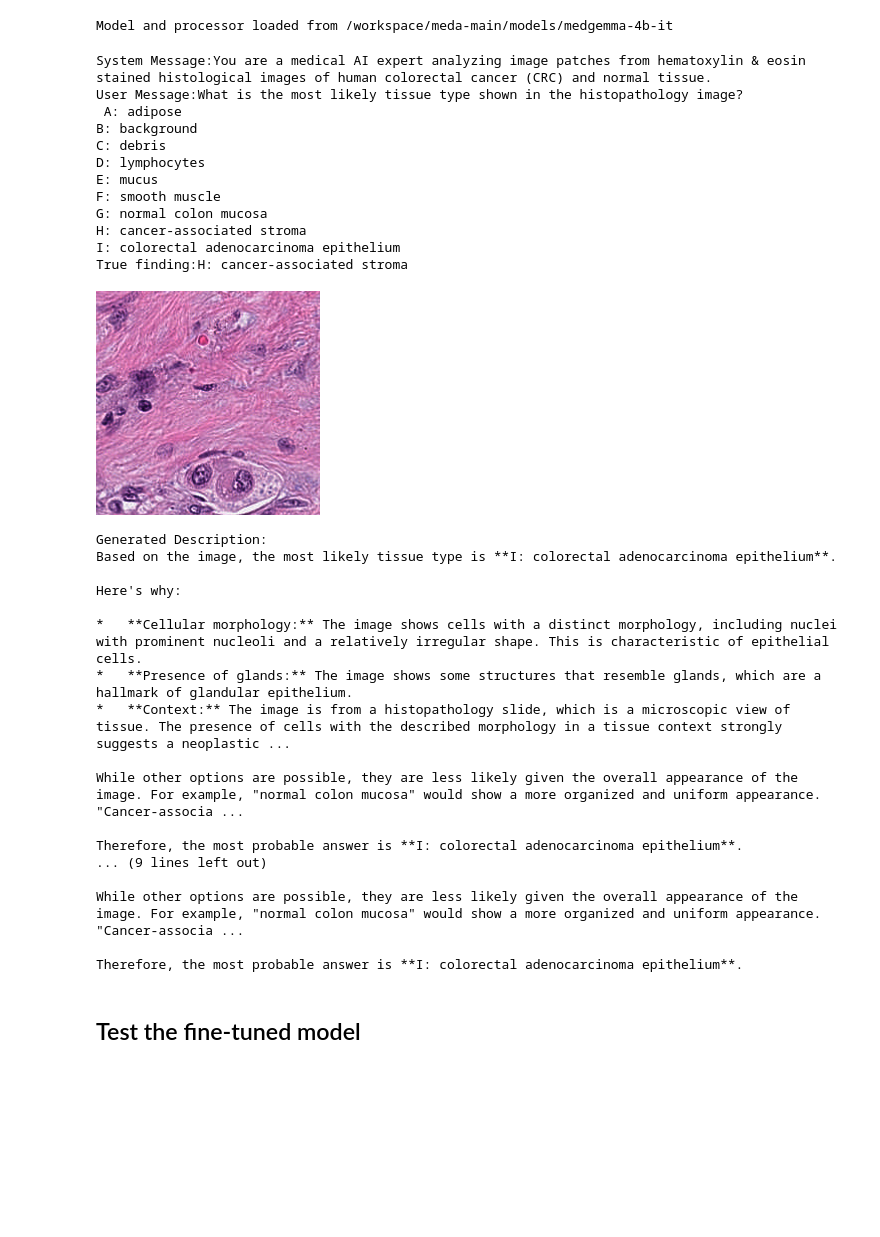
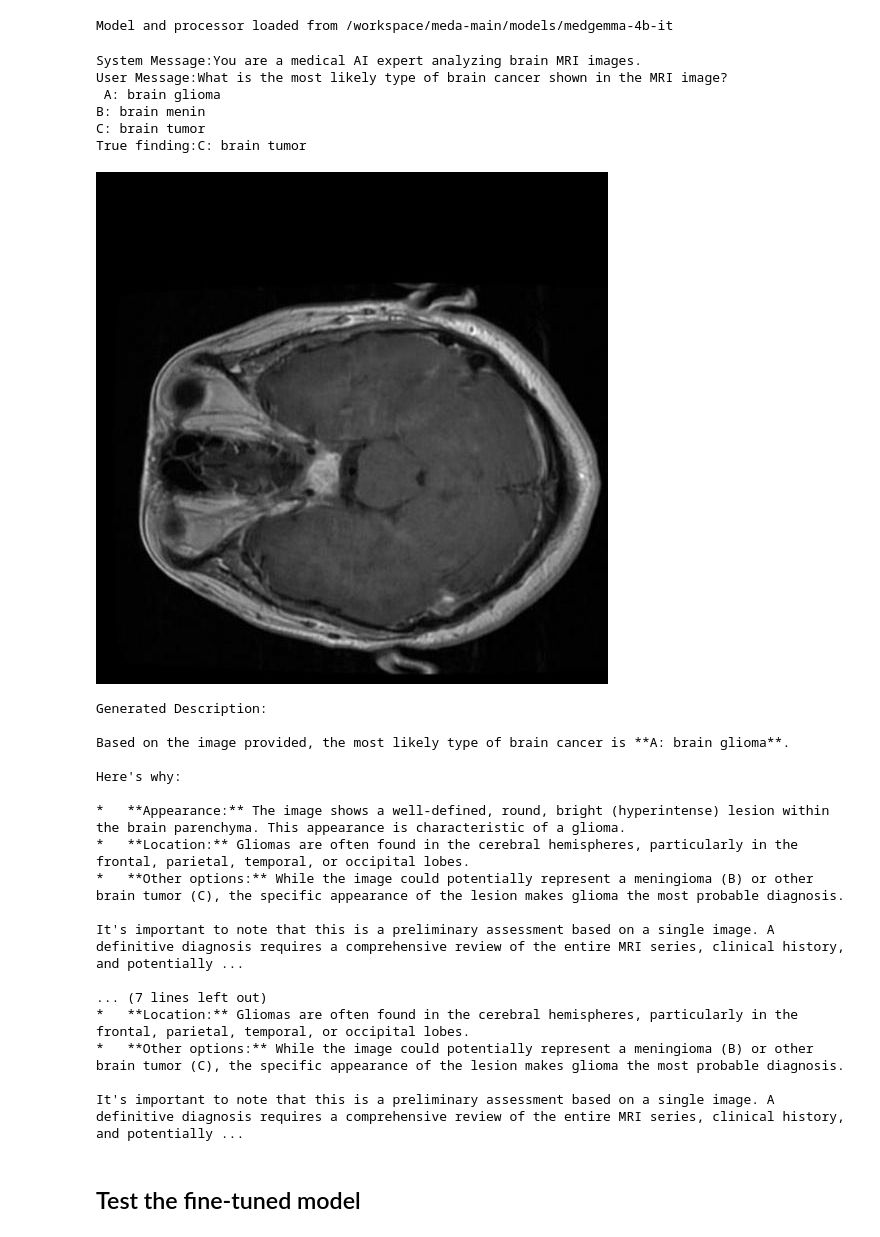
Before and after one commit to VGBonds/meda, a Jupyter notebook: notebooks/peft_medgemma_4b_it_brain_mri.ipynb, the cells around one changed output. Cells and saved outputs as stored; diff of their text form; code cells hidden in the pictures; blank space fills up the shorter version.

Commit message:
Fixed and functional Brain MRI use-case

```diff
--- a/notebooks/peft_medgemma_4b_it_brain_mri.ipynb
+++ b/notebooks/peft_medgemma_4b_it_brain_mri.ipynb
@@ -108,45 +110,39 @@ messages = make_prompt_without_image(
         user_prompt=config_medgemma_4b_it_brain_mri.prompt_template["user_prompt"])
 print(f"System Message:{config_medgemma_4b_it_brain_mri.prompt_template['system_message']}")
 print(f"User Message:{config_medgemma_4b_it_brain_mri.prompt_template['user_prompt']}")
-print(f"True finding:{config_medgemma_4b_it_brain_mri.condition_findings[dataset['test'][-6]['label']]}")
+print(f"True finding:{config_medgemma_4b_it_brain_mri.condition_findings[dataset['test'][3]['label']]}")
 # %% [output]
-System Message:You are a medical AI expert analyzing image patches from hematoxylin & eosin     stained histological images of human colorectal cancer (CRC) and normal tissue.
-User Message:What is the most likely tissue type shown in the histopathology image?
- A: adipose
-B: background
-C: debris
-D: lymphocytes
-E: mucus
-F: smooth muscle
-G: normal colon mucosa
-H: cancer-associated stroma
-I: colorectal adenocarcinoma epithelium
-True finding:H: cancer-associated stroma
+System Message:You are a medical AI expert analyzing brain MRI images.
+User Message:What is the most likely type of brain cancer shown in the MRI image?
+ A: brain glioma
+B: brain menin
+C: brain tumor
+True finding:C: brain tumor
 # %%
-dataset["test"][-6]["image"].show()
+dataset["test"][3]["image"].show()
 # %% [output]
-[figure, old version]
+[figure, new version]
 # %%
-base_assistant_message = test_instance_base.chat_v1(messages, dataset["test"][-6]["image"])
+base_assistant_message = test_instance_base.chat_v1(messages, dataset["test"][-9]["image"])
 
 print(f"Baseline assistant message:{base_assistant_message}")
 # %% [output]
 Generated Description:
-Based on the image, the most likely tissue type is **I: colorectal adenocarcinoma epithelium**.
+
+Based on the image provided, the most likely type of brain cancer is **A: brain glioma**.
 
 Here's why:
 
-*   **Cellular morphology:** The image shows cells with a distinct morphology, including nuclei with prominent nucleoli and a relatively irregular shape. This is characteristic of epithelial cells.
-*   **Presence of glands:** The image shows some structures that resemble glands, which are a hallmark of glandular epithelium.
-*   **Context:** The image is from a histopathology slide, which is a microscopic view of tissue. The presence of cells with the described morphology in a tissue context strongly suggests a neoplastic ...
+*   **Appearance:** The image shows a well-defined, round, bright (hyperintense) lesion within the brain parenchyma. This appearance is characteristic of a glioma.
+*   **Location:** Gliomas are often found in the cerebral hemispheres, particularly in the frontal, parietal, temporal, or occipital lobes.
+*   **Other options:** While the image could potentially represent a meningioma (B) or other brain tumor (C), the specific appearance of the lesion makes glioma the most probable diagnosis.
 
-While other options are possible, they are less likely given the overall appearance of the image. For example, "normal colon mucosa" would show a more organized and uniform appearance. "Cancer-associa ...
+It's important to note that this is a preliminary assessment based on a single image. A definitive diagnosis requires a comprehensive review of the entire MRI series, clinical history, and potentially ...
 
-Therefore, the most probable answer is **I: colorectal adenocarcinoma epithelium**.
-... (9 lines left out)
+... (7 lines left out)
+*   **Location:** Gliomas are often found in the cerebral hemispheres, particularly in the frontal, parietal, temporal, or occipital lobes.
+*   **Other options:** While the image could potentially represent a meningioma (B) or other brain tumor (C), the specific appearance of the lesion makes glioma the most probable diagnosis.
 
-While other options are possible, they are less likely given the overall appearance of the image. For example, "normal colon mucosa" would show a more organized and uniform appearance. "Cancer-associa ...
-
-Therefore, the most probable answer is **I: colorectal adenocarcinoma epithelium**.
+It's important to note that this is a preliminary assessment based on a single image. A definitive diagnosis requires a comprehensive review of the entire MRI series, clinical history, and potentially ...
 # %% [markdown]
 ## Test the fine-tuned model
```
Also changed, not shown: parts of 15 cells of this notebook, 1 other file.
